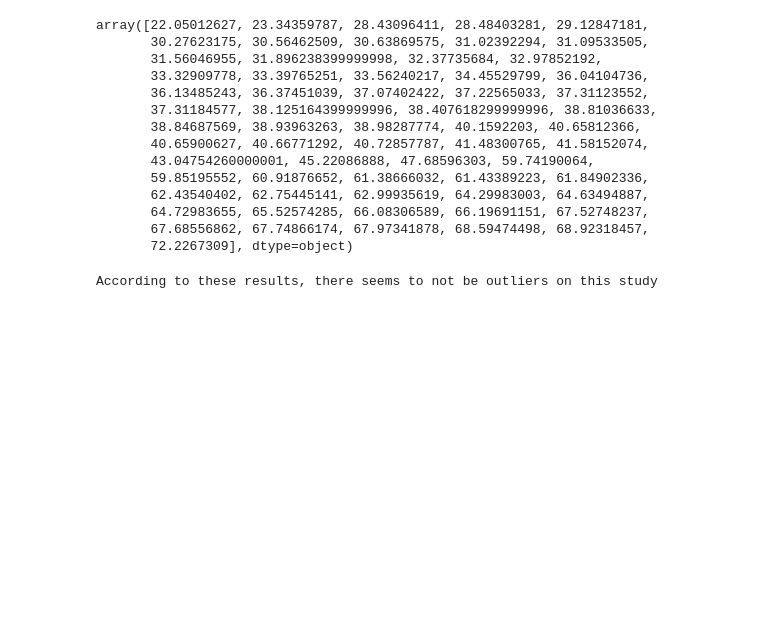
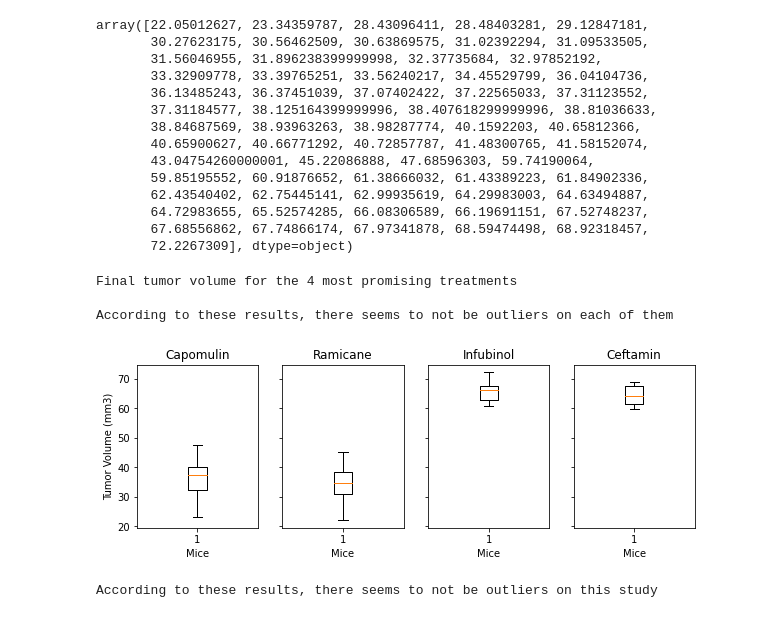
Before and after one commit to trezeget-1/Matplotlib_homework, a Jupyter notebook: 05-Matplotlib HWK/Pymaceuticals/pymaceuticals_starter.ipynb, the cells around one changed output. Cells and saved outputs as stored; diff of their text form; code cells hidden in the pictures; blank space fills up the shorter version.

```diff
--- a/05-Matplotlib HWK/Pymaceuticals/pymaceuticals_starter.ipynb
+++ b/05-Matplotlib HWK/Pymaceuticals/pymaceuticals_starter.ipynb
@@ -321,0 +326,12 @@ each_drug_tumor_volume.groupby(["Drug Regimen","Mouse ID"]).mean()
+# %%
+capomulin_each_drug_tumor_volume=each_drug_tumor_volume.loc[each_drug_tumor_volume["Drug Regimen"]=="Capomulin"]
+capomulin_each_drug_tumor_volume=capomulin_each_drug_tumor_volume["Tumor Volume (mm3)"]
+
+ramicane_each_drug_tumor_volume=each_drug_tumor_volume.loc[each_drug_tumor_volume["Drug Regimen"]=="Ramicane"]
+ramicane_each_drug_tumor_volume=ramicane_each_drug_tumor_volume["Tumor Volume (mm3)"]
+
+infubinol_each_drug_tumor_volume=each_drug_tumor_volume.loc[each_drug_tumor_volume["Drug Regimen"]=="Infubinol"]
+infubinol_each_drug_tumor_volume=infubinol_each_drug_tumor_volume["Tumor Volume (mm3)"]
+
+ceftamin_each_drug_tumor_volume=each_drug_tumor_volume.loc[each_drug_tumor_volume["Drug Regimen"]=="Ceftamin"]
+ceftamin_each_drug_tumor_volume=ceftamin_each_drug_tumor_volume["Tumor Volume (mm3)"]
@@ -370,6 +430,36 @@ array([22.05012627, 23.34359787, 28.43096411, 28.48403281, 29.12847181,
        64.72983655, 65.52574285, 66.08306589, 66.19691151, 67.52748237,
        67.68556862, 67.74866174, 67.97341878, 68.59474498, 68.92318457,
        72.2267309], dtype=object)
+# %%
+fig, axs = plt.subplots(1, 4, figsize=(10, 3), sharey=True)
+axs[0].boxplot(capomulin_each_drug_tumor_volume)
+axs[0].set_title('Capomulin')
+axs[0].set(ylabel='Tumor Volume (mm3)')
+
+axs[1].boxplot(ramicane_each_drug_tumor_volume)
+axs[1].set_title('Ramicane')
+
+axs[2].boxplot(infubinol_each_drug_tumor_volume)
+axs[2].set_title('Infubinol')
+
+axs[3].boxplot(ceftamin_each_drug_tumor_volume)
+axs[3].set_title('Ceftamin')
+
+for ax in axs.flat:
+    ax.set(xlabel='Mice')
+
+print(f"""
+Final tumor volume for the 4 most promising treatments
+
+According to these results, there seems to not be outliers on each of them
+""")
+
+plt.show()
+# %% [output]
+Final tumor volume for the 4 most promising treatments
+
+According to these results, there seems to not be outliers on each of them
+[figure, added]
 # %%
 # Generate a box plot of the final tumor volume of each mouse across four regimens of interest
 
```
Also changed, not shown: parts of 3 cells of this notebook.
